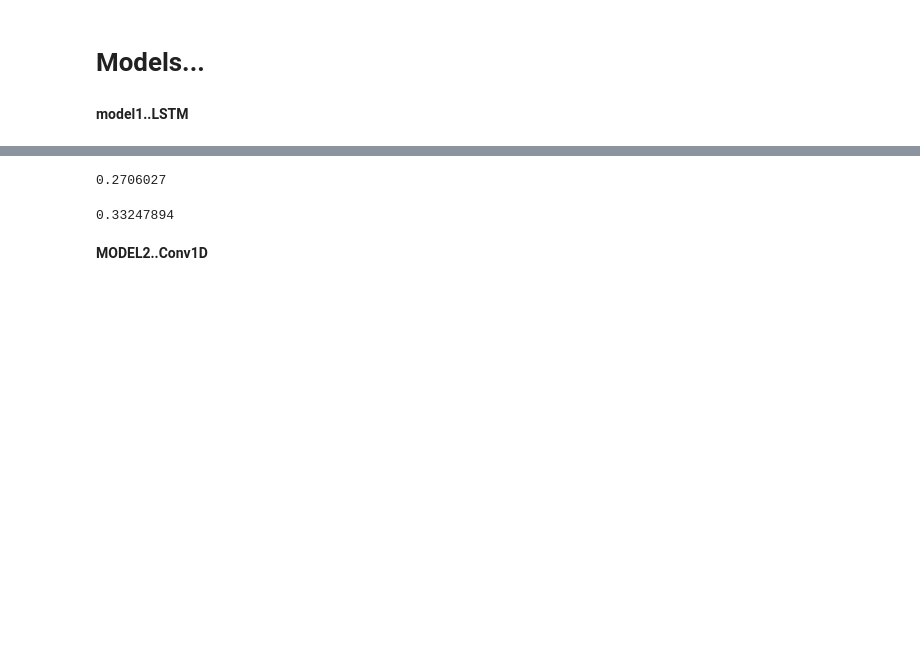
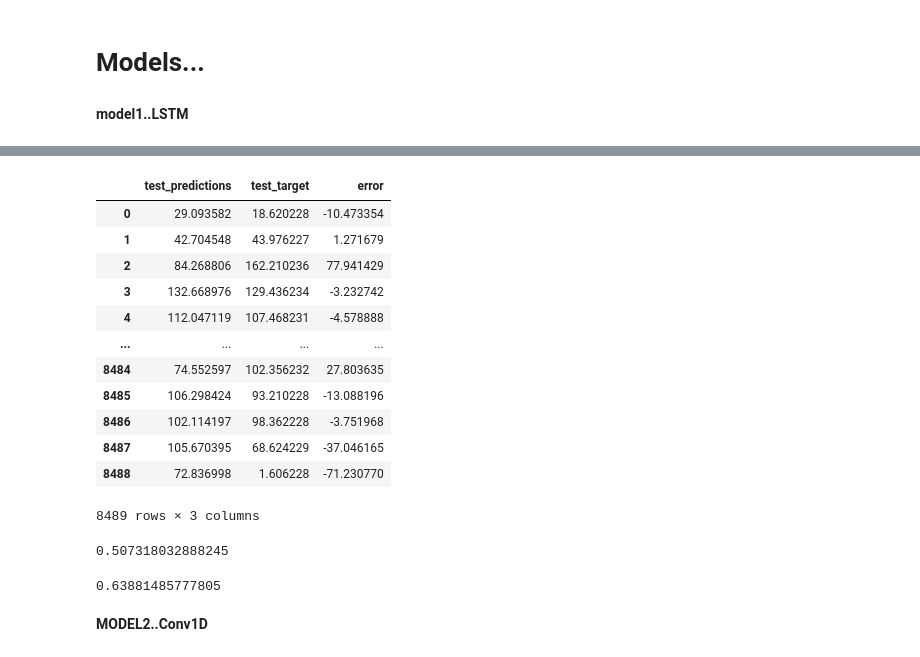
Before and after one commit to chandank21/Electrical-Household-Load-Forecasting, a Jupyter notebook: Load_Forecasting_using_RNN.ipynb, the cells around one changed output, grey strips where cells are left out. Cells and saved outputs as stored; diff of their text form; code cells hidden in the pictures; blank space fills up the shorter version.

```diff
--- a/Load_Forecasting_using_RNN.ipynb
+++ b/Load_Forecasting_using_RNN.ipynb
@@ -131,4 +165,19 @@ plt.plot(train_results['train_target'][50:100])
 # %%
 test_predictions = model1.predict(test_input).flatten()
-test_results = pd.DataFrame(data={'test_predictions':test_predictions, 'test_target':test_target.flatten()})
+test_results = pd.DataFrame(data={'test_predictions':test_predictions, 'test_target':test_target.flatten(),'error':test_target.flatten()-test_predictions})
+test_results
+# %% [output]
+|  | test_predictions | test_target | error |
+| 0 | 29.093582 | 18.620228 | -10.473354 |
+| 1 | 42.704548 | 43.976227 | 1.271679 |
+| 2 | 84.268806 | 162.210236 | 77.941429 |
+| 3 | 132.668976 | 129.436234 | -3.232742 |
+| 4 | 112.047119 | 107.468231 | -4.578888 |
+| ... | ... | ... | ... |
+| 8484 | 74.552597 | 102.356232 | 27.803635 |
+| 8485 | 106.298424 | 93.210228 | -13.088196 |
+| 8486 | 102.114197 | 98.362228 | -3.751968 |
+| 8487 | 105.670395 | 68.624229 | -37.046165 |
+| 8488 | 72.836998 | 1.606228 | -71.230770 |
+8489 rows × 3 columns
 # %%
@@ -136,11 +185,11 @@ from sklearn.metrics import mean_squared_error,accuracy_score
+# %%
+mean_absolute_percentage_error(train_results.train_predicted,train_results.train_target)
+# %% [output]
+0.507318032888245
 # %%
-mean_squared_error(test_results.test_predictions,test_results.test_target)
+mean_absolute_percentage_error(test_results.test_predictions,test_results.test_target)
 # %% [output]
-0.2706027
+0.63881485777805
-# %%
-mean_squared_error(train_results.train_predicted,train_results.train_target)
-# %% [output]
-0.33247894
 # %% [markdown]
 **MODEL2..Conv1D**
 # %%
```
Also changed, not shown: parts of 26 cells of this notebook.
